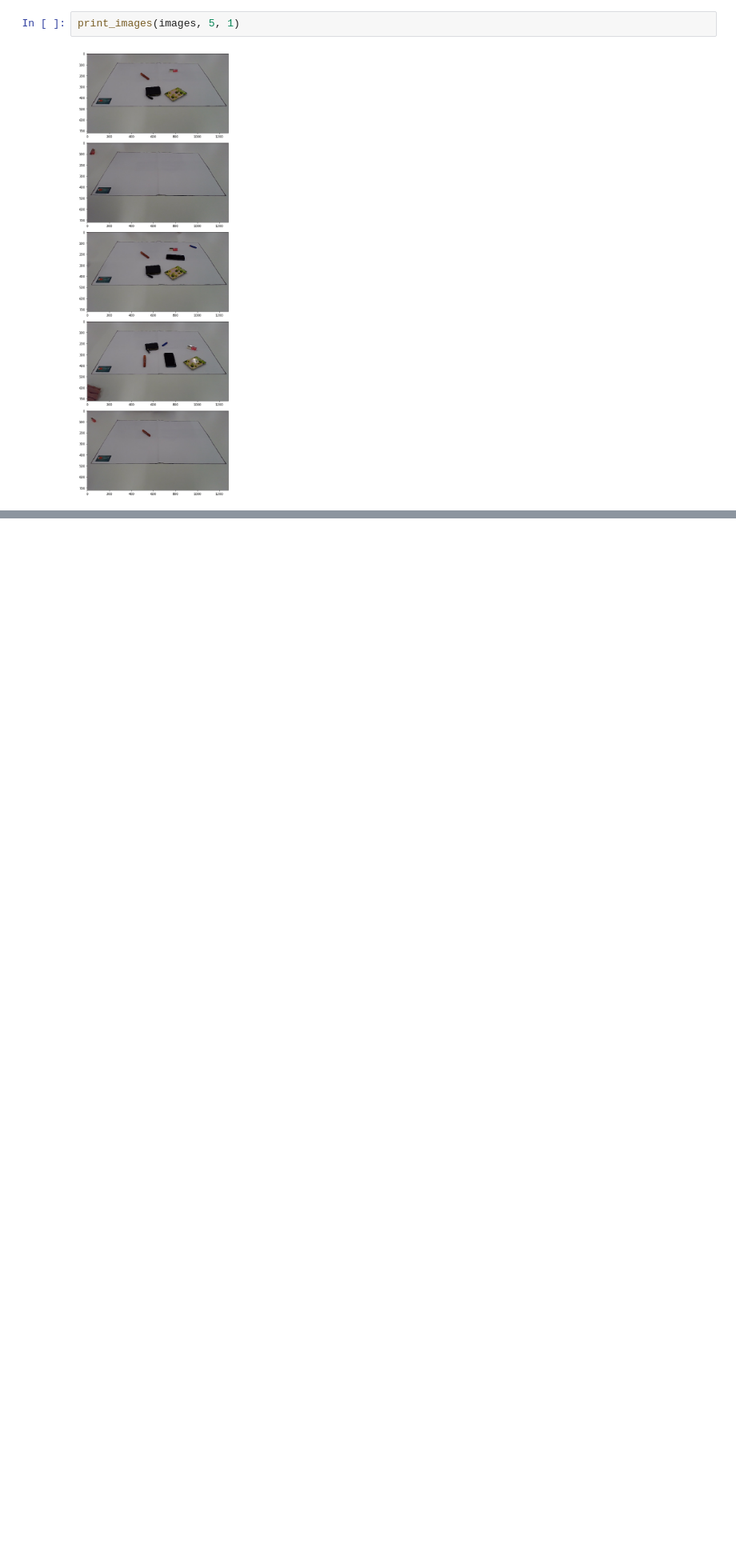
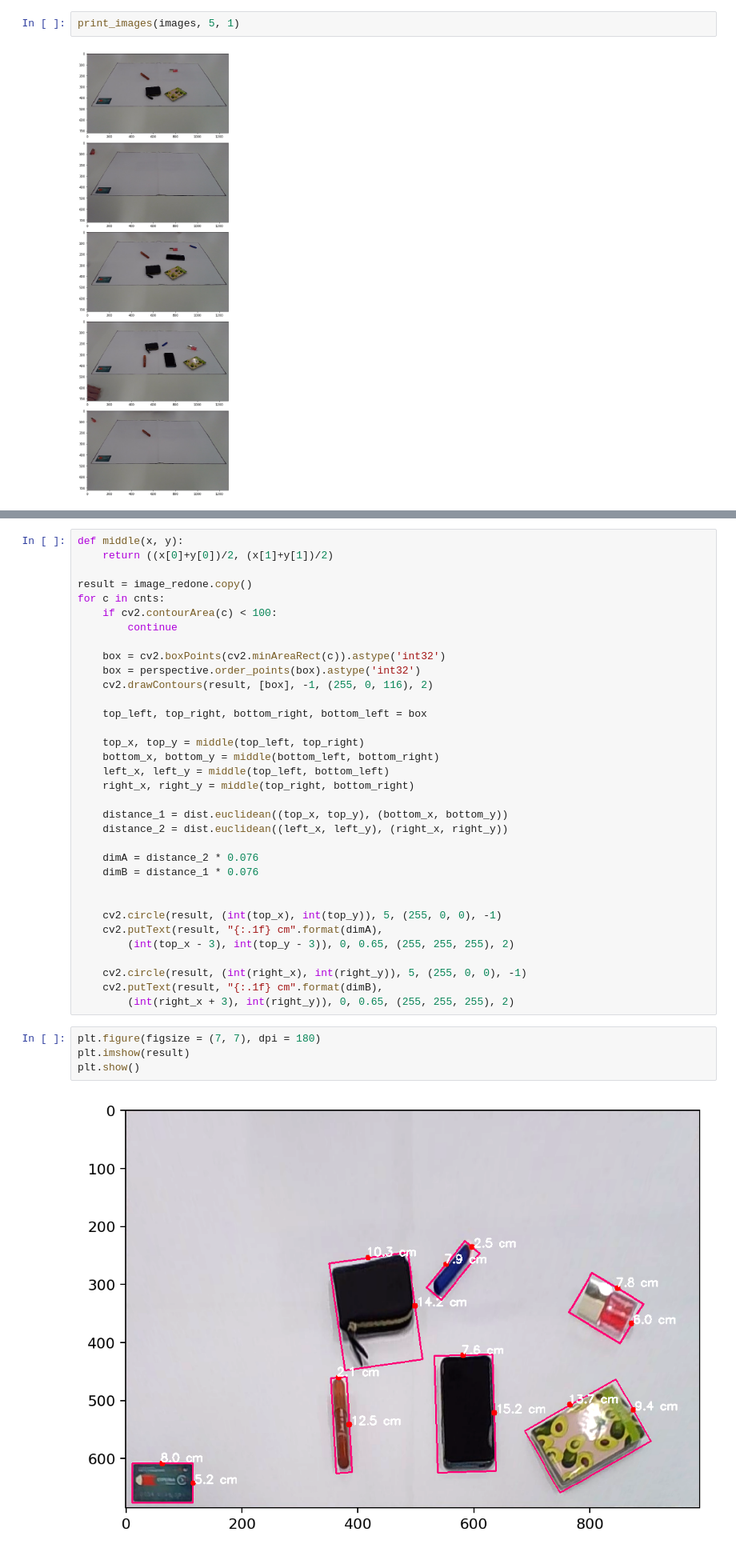
Before and after one commit to Anton-31-96/object-linear-size, a Jupyter notebook: project.ipynb, the cells around one changed output, grey strips where cells are left out. Shown at 80% size. Drawn from its saved outputs; the diff is of its cells as text; blank space fills up the shorter version.

```diff
--- a/project.ipynb
+++ b/project.ipynb
@@ -155,0 +113,40 @@ for n, contour in enumerate(ext_contours):
+# %%
+def middle(x, y):
+    return ((x[0]+y[0])/2, (x[1]+y[1])/2)
+
+result = image_redone.copy()
+for c in cnts:
+    if cv2.contourArea(c) < 100:
+        continue
+
+    box = cv2.boxPoints(cv2.minAreaRect(c)).astype('int32')
+    box = perspective.order_points(box).astype('int32')
+    cv2.drawContours(result, [box], -1, (255, 0, 116), 2)
+
+    top_left, top_right, bottom_right, bottom_left = box
+
+    top_x, top_y = middle(top_left, top_right)
+    bottom_x, bottom_y = middle(bottom_left, bottom_right)
+    left_x, left_y = middle(top_left, bottom_left)
+    right_x, right_y = middle(top_right, bottom_right)
+
+    distance_1 = dist.euclidean((top_x, top_y), (bottom_x, bottom_y))
+    distance_2 = dist.euclidean((left_x, left_y), (right_x, right_y))
+
+    dimA = distance_2 * 0.076
+    dimB = distance_1 * 0.076
+
+
+    cv2.circle(result, (int(top_x), int(top_y)), 5, (255, 0, 0), -1)
+    cv2.putText(result, "{:.1f} cm".format(dimA),
+        (int(top_x - 3), int(top_y - 3)), 0, 0.65, (255, 255, 255), 2)
+
+    cv2.circle(result, (int(right_x), int(right_y)), 5, (255, 0, 0), -1)
+    cv2.putText(result, "{:.1f} cm".format(dimB),
+        (int(right_x + 3), int(right_y)), 0, 0.65, (255, 255, 255), 2)
+# %%
+plt.figure(figsize = (7, 7), dpi = 180)
+plt.imshow(result)
+plt.show()
+# %% [output]
+[figure, added]
```
Also changed, not shown: parts of 22 cells of this notebook.
